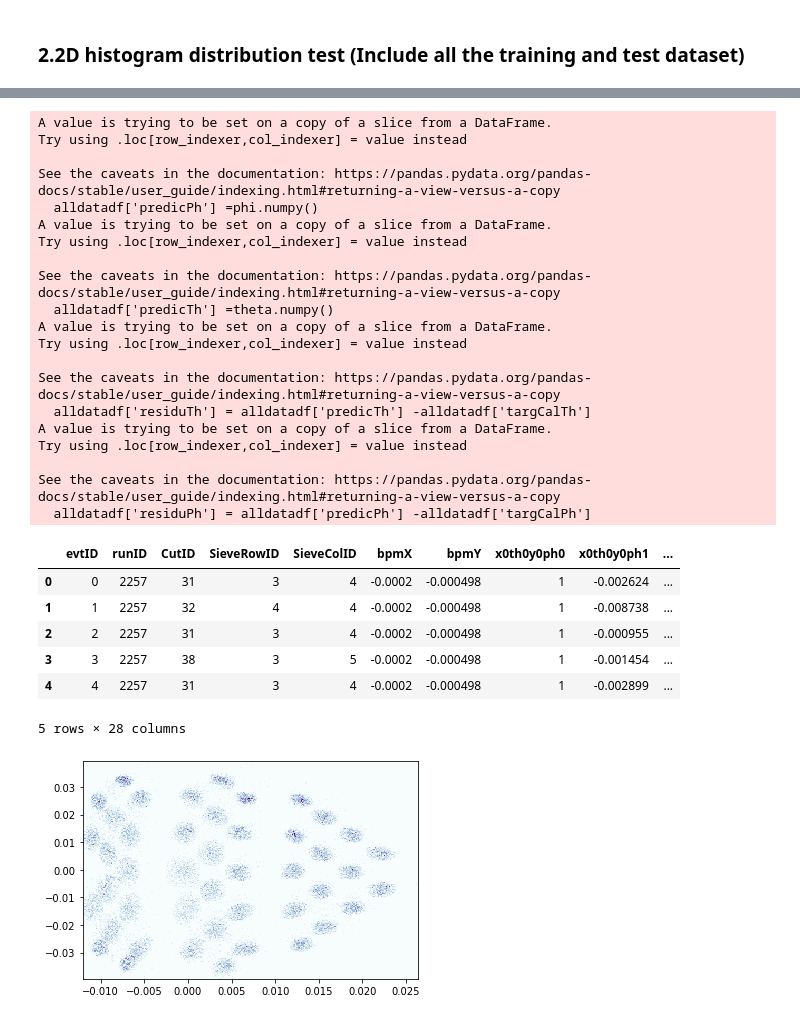
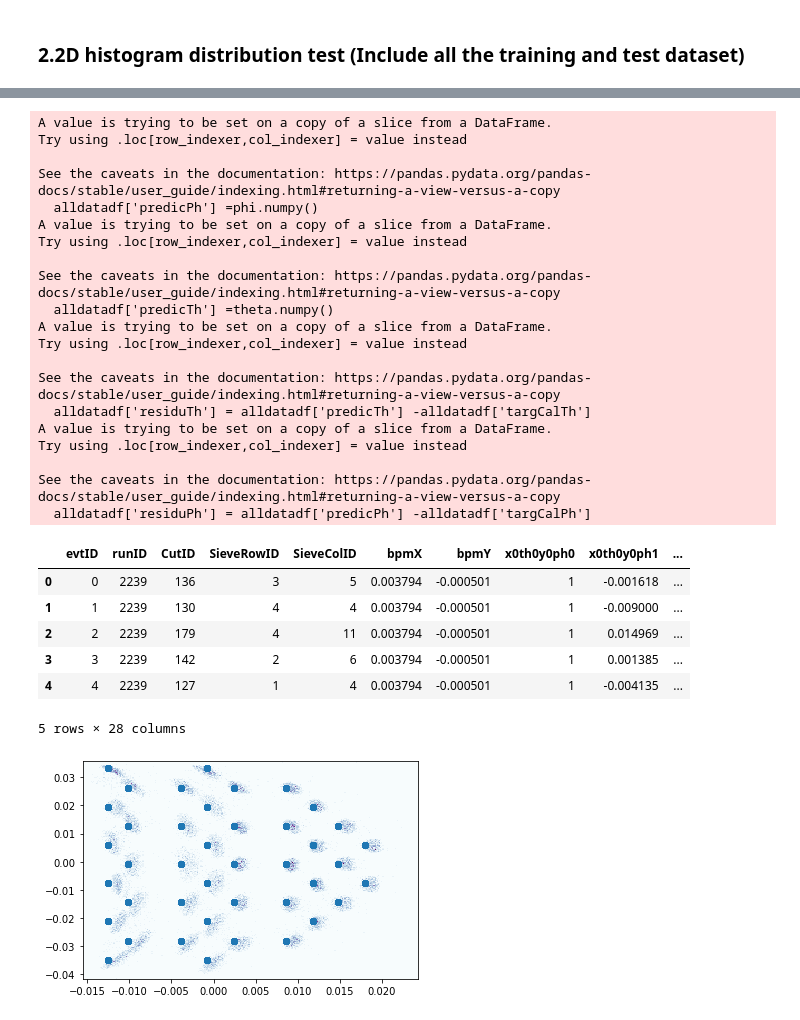
Before and after one commit to Jiansiyu/spectrometer_nn, a Jupyter notebook: training_nn/optics_nn.ipynb, the cells around one changed output, grey strips where cells are left out. Saved outputs shown, nothing was run; the diff lists cells and outputs as text; code cells hidden in the pictures.

```diff
--- a/training_nn/optics_nn.ipynb
+++ b/training_nn/optics_nn.ipynb
@@ -135,8 +135,8 @@ thetaOptnet.to(device)
 
 criterion = nn.MSELoss()
 optimizer = torch.optim.Adam(thetaOptnet.parameters(), lr=0.01)
-scheduler = optim.lr_scheduler.StepLR(optimizer, step_size=1, gamma=0.1)
-for epoch in range(5):
+scheduler = optim.lr_scheduler.StepLR(optimizer, step_size=1, gamma=0.5)
+for epoch in range(20):
     running_loss = 0.0
     for i in range(len(y_trainTh)):
         inputs = X_trainTh[i].to(device)
@@ -194,8 +194,8 @@ phiOptnet.to(device)
 
 criterion = nn.MSELoss()
 optimizer = torch.optim.Adam(phiOptnet.parameters(), lr=0.01)
-scheduler = optim.lr_scheduler.StepLR(optimizer, step_size=1, gamma=0.1)
-for epoch in range(5):
+scheduler = optim.lr_scheduler.StepLR(optimizer, step_size=1, gamma=0.5)
+for epoch in range(20):
     running_loss = 0.0
     for i in range(len(y_trainPh)):
         inputs = X_trainPh[i].to(device)
@@ -295,7 +295,7 @@ def predictor(model_path,x_test):
             res = torch.cat((res,outputs))
     return res
 # %%
-alldatadf = data[data.runID.eq(2257)]
+alldatadf = data[data.runID.eq(2239)]
 # get the theta and phi dimension and get the predictions
 alldata = alldatadf.drop(labels=['evtID','runID','SieveRowID','SieveColID','CutID','bpmX','bpmY','targCalTh','targCalPh'], axis=1)
 
@@ -347,14 +347,15 @@ Try using .loc[row_indexer,col_indexer] = value instead
 See the caveats in the documentation: https://pandas.pydata.org/pandas-docs/stable/user_guide/indexing.html#returning-a-view-versus-a-copy
   alldatadf['residuPh'] = alldatadf['predicPh'] -alldatadf['targCalPh']
 |  | evtID | runID | CutID | SieveRowID | SieveColID | bpmX | bpmY | x0th0y0ph0 | x0th0y0ph1 | ... |
-| 0 | 0 | 2257 | 31 | 3 | 4 | -0.0002 | -0.000498 | 1 | -0.002624 | ... |
-| 1 | 1 | 2257 | 32 | 4 | 4 | -0.0002 | -0.000498 | 1 | -0.008738 | ... |
-| 2 | 2 | 2257 | 31 | 3 | 4 | -0.0002 | -0.000498 | 1 | -0.000955 | ... |
-| 3 | 3 | 2257 | 38 | 3 | 5 | -0.0002 | -0.000498 | 1 | -0.001454 | ... |
-| 4 | 4 | 2257 | 31 | 3 | 4 | -0.0002 | -0.000498 | 1 | -0.002899 | ... |
+| 0 | 0 | 2239 | 136 | 3 | 5 | 0.003794 | -0.000501 | 1 | -0.001618 | ... |
+| 1 | 1 | 2239 | 130 | 4 | 4 | 0.003794 | -0.000501 | 1 | -0.009000 | ... |
+| 2 | 2 | 2239 | 179 | 4 | 11 | 0.003794 | -0.000501 | 1 | 0.014969 | ... |
+| 3 | 3 | 2239 | 142 | 2 | 6 | 0.003794 | -0.000501 | 1 | 0.001385 | ... |
+| 4 | 4 | 2239 | 127 | 1 | 4 | 0.003794 | -0.000501 | 1 | -0.004135 | ... |
 5 rows × 28 columns
 # %%
 plt.hist2d(alldatadf['predicPh'],alldatadf['predicTh'],bins=300,cmap=plt.cm.BuPu)
+plt.scatter(alldatadf['targCalPh'],alldatadf['targCalTh'])
 plt.show()
 # %% [output]
-[figure, old version]
+[figure, new version]
```
Also changed, not shown: parts of 5 cells of this notebook, 2 other files.
